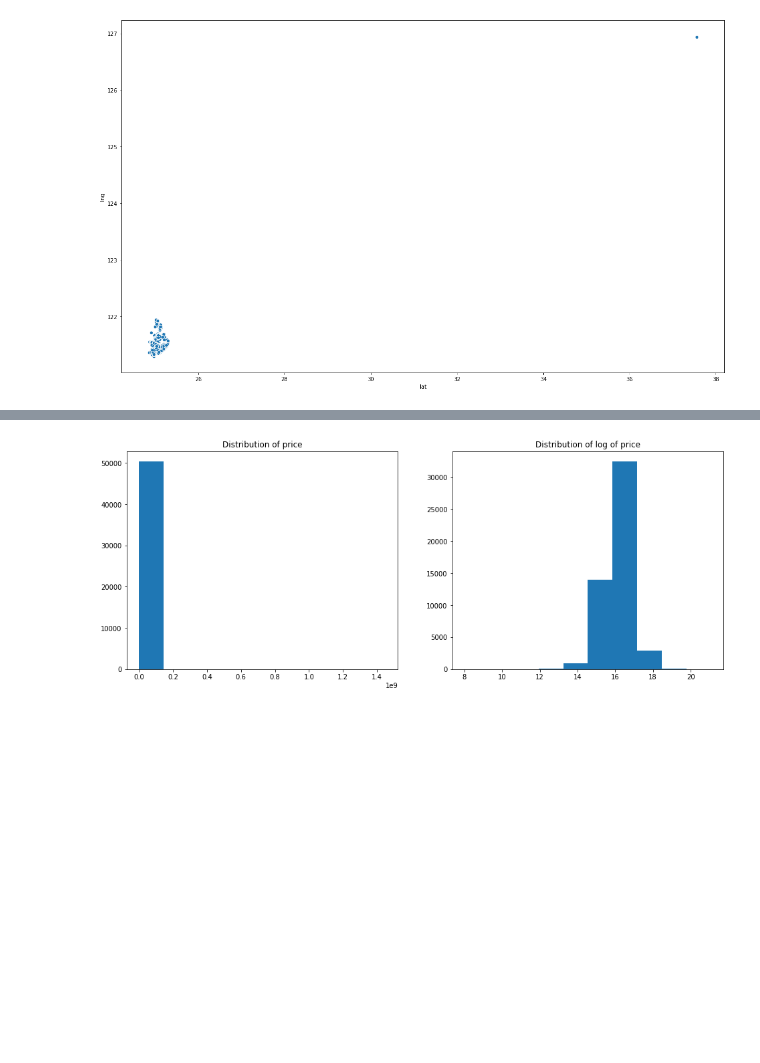
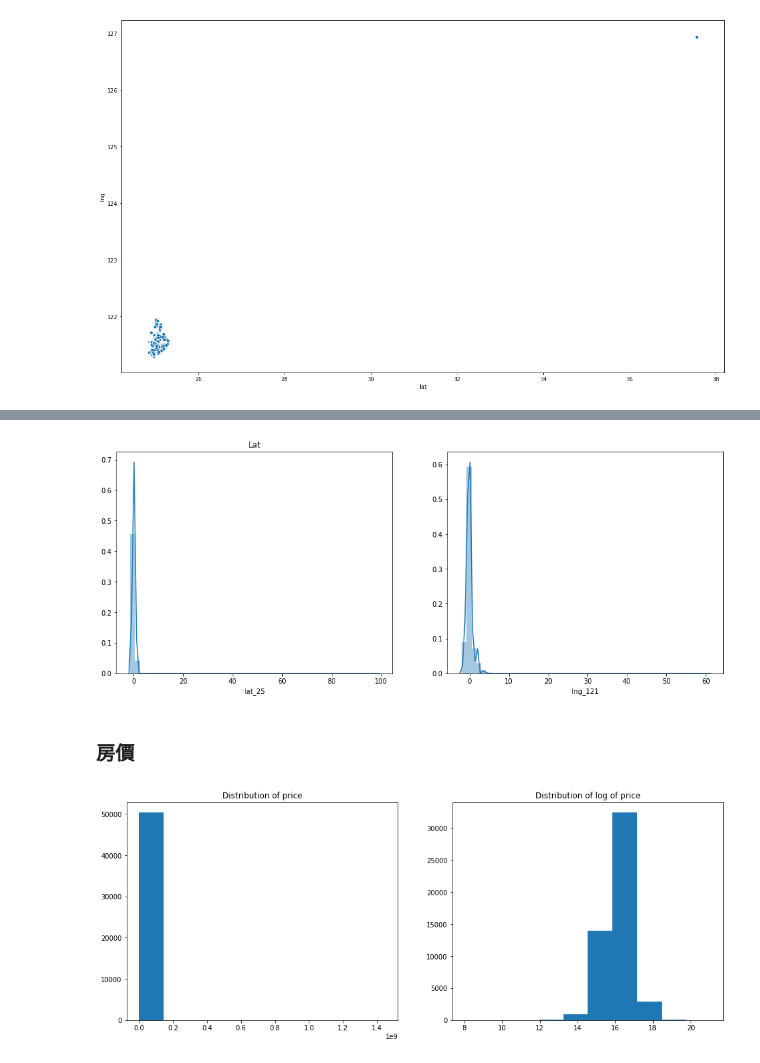
Before and after one commit to johnny12150/19-lab-summer-training, a Jupyter notebook: 0703/EDA.ipynb, the cells around one changed output, grey strips where cells are left out. Saved outputs shown, nothing was run; the diff lists cells and outputs as text; code cells hidden in the pictures; blank space fills up the shorter version.

```diff
--- a/0703/EDA.ipynb
+++ b/0703/EDA.ipynb
@@ -214,3 +214,10 @@ sns.scatterplot(x=all_geo['lat'], y=all_geo['lng'])
 plt.show()
 # %% [output]
 [figure]
+# %%
+all_geo['lat_25'] = all_geo['lat']-25
+all_geo['lng_121'] = all_geo['lng']-121
+
+scaler = StandardScaler()
+all_geo[['lat_25', 'lng_121']] = scaler.fit_transform(all_geo[['lat_25', 'lng_121']])
+all_geo[['lat_25', 'lng_121']].head()
@@ -217,3 +231,15 @@ plt.show()
+# %%
+fig, ax = plt.subplots(figsize = (16, 6))
+plt.subplot(1, 2, 1)
+sns.distplot(all_geo['lat_25'])
+plt.title('Lat')
+plt.subplot(1, 2, 2)
+sns.distplot(all_geo['lng_121'])
+plt.show()
+# %% [output]
+[figure, added]
+# %% [markdown]
+### 房價
 # %%
 fig, ax = plt.subplots(figsize = (16, 6))
 plt.subplot(1, 2, 1)
```
Also changed, not shown: parts of 1 cell of this notebook, 2 other files.
